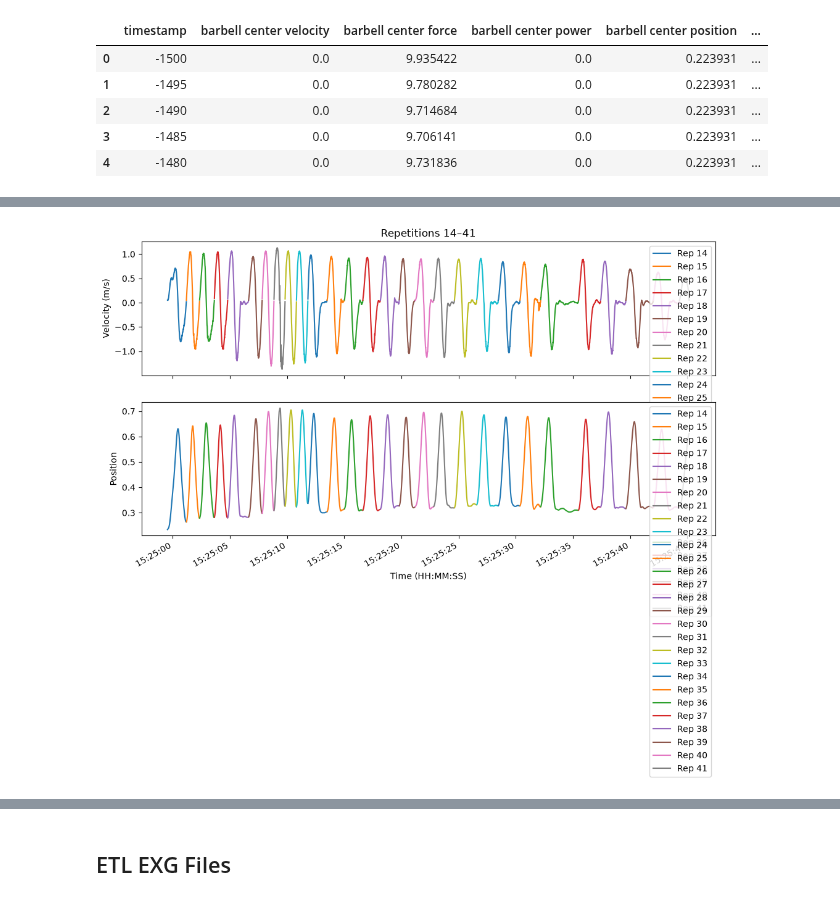
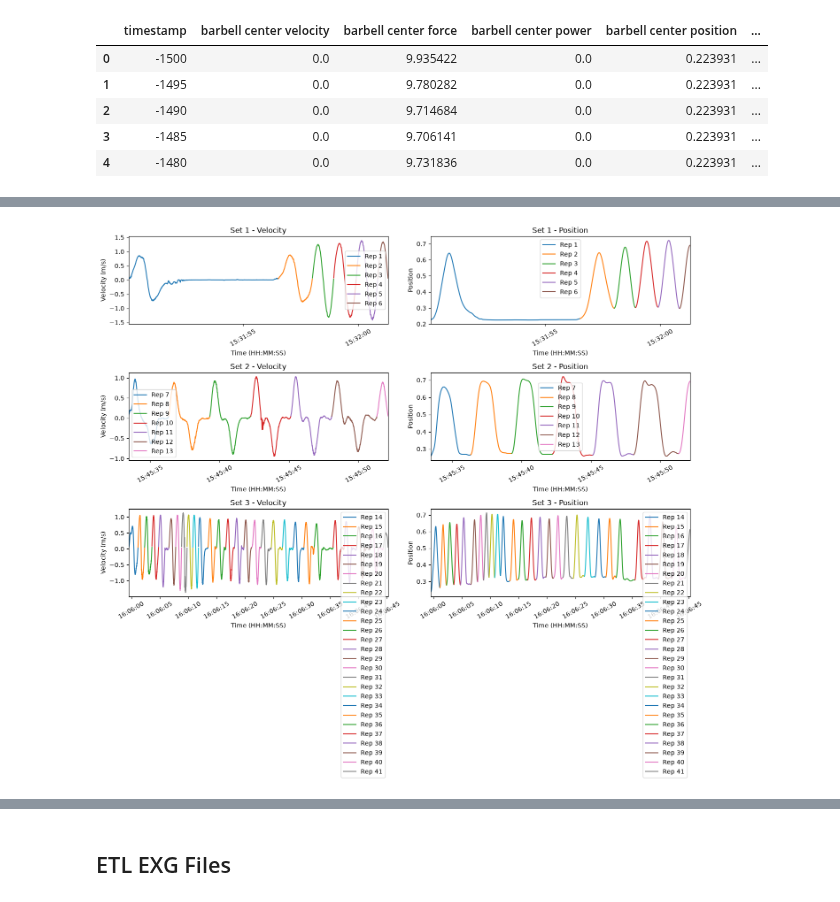
Before and after one commit to n7-sehgalr/wearable-mlee, a Jupyter notebook: notebooks/groundtruth.ipynb, the cells around one changed output, grey strips where cells are left out. Drawn from its saved outputs; the diff is of its cells as text; code cells hidden in the pictures.

Commit message:
Modified to independent time axis for sets

```diff
--- a/notebooks/groundtruth.ipynb
+++ b/notebooks/groundtruth.ipynb
@@ -266,7 +356,7 @@ df_lpt.head()
 # %%
 # Assume a start time since lacking one at the moment, figure out extraction from Raw file later
 cosmedStartTimeStamp.strftime("%d, %m, %Y")
-lptStartTime = "14:50:50"
+lptStartTime = "15:31:50"
 # Match date with COSMED
 lptDate = cosmedStartTimeStamp.strftime("%d, %m, %Y ")
 lptStartTimeStamp = datetime.strptime((lptDate + lptStartTime), ("%d, %m, %Y %H:%M:%S"))
@@ -487,48 +572,55 @@ reps.insert(0, "rep", range(1, len(reps) + 1))
 # %%
 import matplotlib.pyplot as plt
 import matplotlib.dates as mdates
 
-first_rep = 14
-last_rep = 41 # Use the same number as first_rep to plot just one
+set_ids = sorted(reps["set"].unique())
+if len(set_ids) != 3:
+    raise ValueError(f"Expected 3 LPT sets, found {len(set_ids)}: {set_ids}")
 
-selected_reps = reps.loc[reps["rep"].between(first_rep, last_rep)]
-
-if selected_reps.empty:
-    raise ValueError("No repetitions found in the selected range.")
-
-fig, (ax_velocity, ax_position) = plt.subplots(
-    2, 1, figsize=(12, 7), sharex=True
+fig, axes = plt.subplots(
+    len(set_ids), 2, figsize=(14, 4 * len(set_ids)), sharex="none"
 )
 
-for _, rep in selected_reps.iterrows():
-    # Plot each rep as its own line, so the rest between reps isn't connected.
-    segment = df.iloc[int(rep["start_row"]):int(rep["end_row"]) + 1]
+for row, set_id in enumerate(set_ids):
+    set_reps = reps.loc[reps["set"] == set_id]
+    ax_velocity, ax_position = axes[row]
 
-    ax_velocity.plot(
-        segment["datetime"],
-        segment["barbell center velocity"],
-        label=f"Rep {int(rep['rep'])}",
-    )
-    ax_position.plot(
-        segment["datetime"],
-        segment["barbell center position"],
-        label=f"Rep {int(rep['rep'])}",
-    )
+    for _, rep in set_reps.iterrows():
+        # Plot each rep separately so rest periods are not connected.
+        segment = df.iloc[int(rep["start_row"]):int(rep["end_row"]) + 1]
+        rep_label = f"Rep {int(rep['rep'])}"
+        ax_velocity.plot(
+            segment["datetime"],
+            segment["barbell center velocity"],
+            label=rep_label,
+        )
+        ax_position.plot(
+            segment["datetime"],
+            segment["barbell center position"],
+            label=rep_label,
+        )
 
-ax_velocity.set_ylabel("Velocity (m/s)")
-ax_velocity.set_title(f"Repetitions {first_rep}–{last_rep}")
-ax_velocity.legend()
+    ax_velocity.set_ylabel("Velocity (m/s)")
+    ax_velocity.set_title(f"Set {set_id} - Velocity")
+    ax_velocity.set_xlabel("Time (HH:MM:SS)")
+    ax_velocity.xaxis.set_major_formatter(mdates.DateFormatter("%H:%M:%S"))
+    ax_velocity.legend()
+    ax_position.set_ylabel("Position")
+    ax_position.set_title(f"Set {set_id} - Position")
+    ax_position.set_xlabel("Time (HH:MM:SS)")
+    ax_position.xaxis.set_major_formatter(mdates.DateFormatter("%H:%M:%S"))
+    ax_position.legend()
+    set_start = set_reps["start_time"].min()
+    set_end = set_reps["end_time"].max()
+    ax_velocity.set_xlim(set_start, set_end)
+    ax_position.set_xlim(set_start, set_end)
 
-ax_position.set_ylabel("Position")
-ax_position.set_xlabel("Time (HH:MM:SS)")
-ax_position.legend()
-
-ax_position.xaxis.set_major_formatter(mdates.DateFormatter("%H:%M:%S"))
-fig.autofmt_xdate()
+for ax in axes.flat:
+    ax.tick_params(axis="x", labelbottom=True, labelrotation=30)
 fig.tight_layout()
 plt.show()
 # %% [output]
-[figure, old version]
+[figure, new version]
 # %%
 # import pandas as pd
 # import matplotlib.pyplot as plt
```
Also changed, not shown: parts of 16 cells of this notebook.
